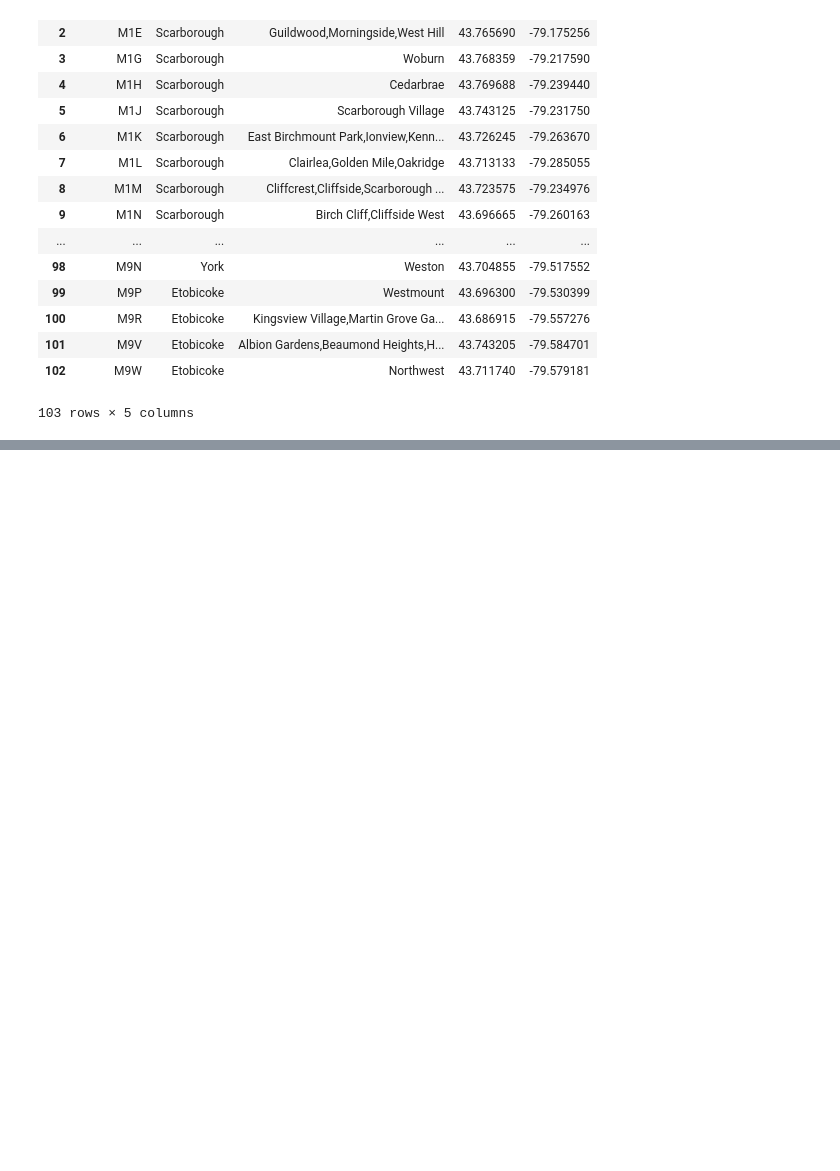
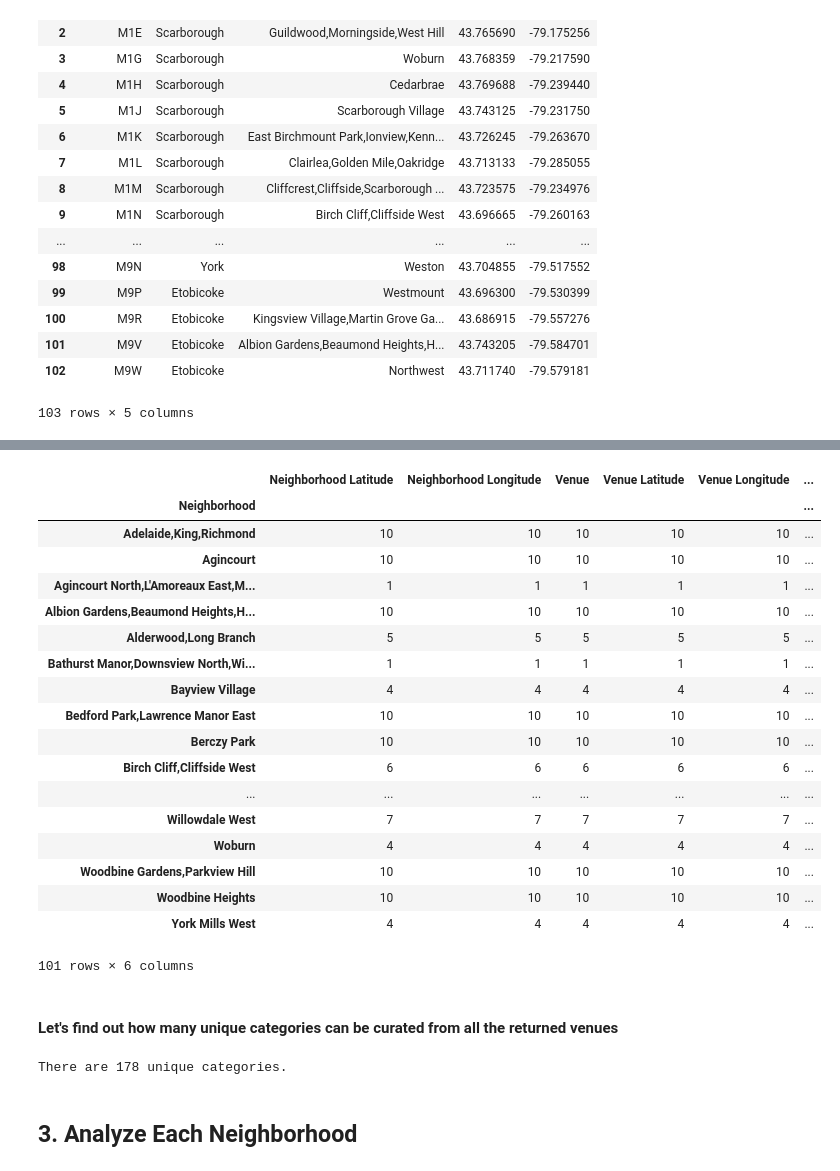
Before and after one commit to dhunter/Coursera_Capstone, a Jupyter notebook: cluster_neighborhoods_toronto.ipynb, the cells around one changed output, grey strips where cells are left out. Cells and saved outputs as stored; diff of their text form; code cells hidden in the pictures; blank space fills up the shorter version.

```diff
--- a/cluster_neighborhoods_toronto.ipynb
+++ b/cluster_neighborhoods_toronto.ipynb
@@ -197,0 +264,8 @@ df_ab_grouped_latlng
+# %%
+neighborhood_latitude = df_ab_grouped_latlng.loc[0, 'Latitude']
+neighborhood_longitude = df_ab_grouped_latlng.loc[0, 'Longitude']
+neighborhood_name = df_ab_grouped_latlng.loc[0, 'Neighborhood']
+
+print('Latitude and longitude values of {} are {}, {}.'.format(neighborhood_name,
+                                                               neighborhood_latitude,
+                                                               neighborhood_longitude))
@@ -197,0 +383,30 @@ df_ab_grouped_latlng
+# %%
+toronto_venues.groupby('Neighborhood').count()
+# %% [output]
+|  | Neighborhood Latitude | Neighborhood Longitude | Venue | Venue Latitude | Venue Longitude | ... |
+| Neighborhood |  |  |  |  |  | ... |
+| Adelaide,King,Richmond | 10 | 10 | 10 | 10 | 10 | ... |
+| Agincourt | 10 | 10 | 10 | 10 | 10 | ... |
+| Agincourt North,L'Amoreaux East,M... | 1 | 1 | 1 | 1 | 1 | ... |
+| Albion Gardens,Beaumond Heights,H... | 10 | 10 | 10 | 10 | 10 | ... |
+| Alderwood,Long Branch | 5 | 5 | 5 | 5 | 5 | ... |
+| Bathurst Manor,Downsview North,Wi... | 1 | 1 | 1 | 1 | 1 | ... |
+| Bayview Village | 4 | 4 | 4 | 4 | 4 | ... |
+| Bedford Park,Lawrence Manor East | 10 | 10 | 10 | 10 | 10 | ... |
+| Berczy Park | 10 | 10 | 10 | 10 | 10 | ... |
+| Birch Cliff,Cliffside West | 6 | 6 | 6 | 6 | 6 | ... |
+| ... | ... | ... | ... | ... | ... | ... |
+| Willowdale West | 7 | 7 | 7 | 7 | 7 | ... |
+| Woburn | 4 | 4 | 4 | 4 | 4 | ... |
+| Woodbine Gardens,Parkview Hill | 10 | 10 | 10 | 10 | 10 | ... |
+| Woodbine Heights | 10 | 10 | 10 | 10 | 10 | ... |
+| York Mills West | 4 | 4 | 4 | 4 | 4 | ... |
+101 rows × 6 columns
+# %% [markdown]
+#### Let's find out how many unique categories can be curated from all the returned venues
+# %%
+print('There are {} unique categories.'.format(len(toronto_venues['Venue Category'].unique())))
+# %% [output]
+There are 178 unique categories.
+# %% [markdown]
+## 3. Analyze Each Neighborhood
```
Also changed, not shown: parts of 42 cells of this notebook.
